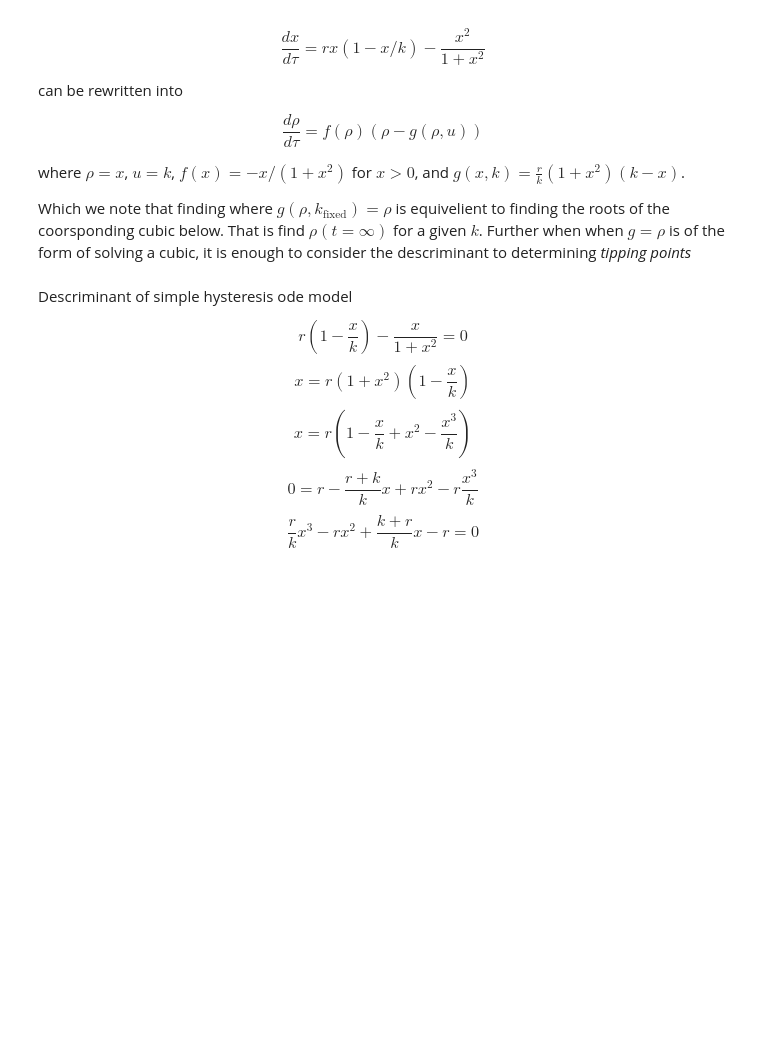
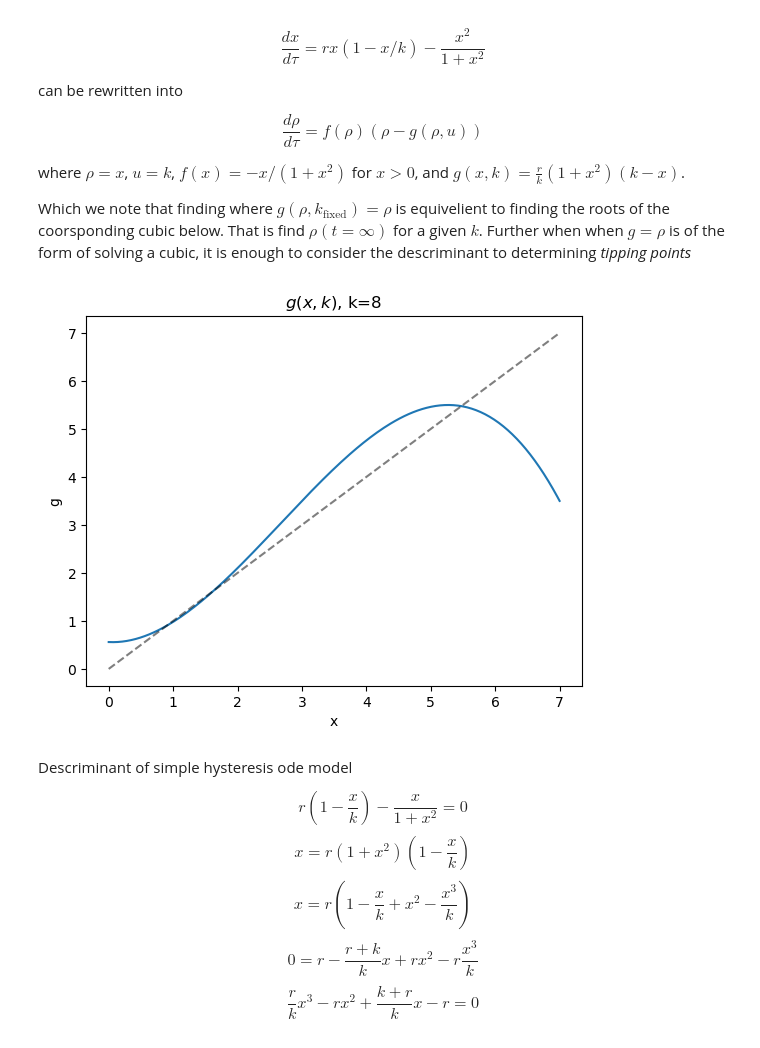
Before and after one commit to MalachiteWind/stable_node_control, a Jupyter notebook: notebooks/hysteresis2.ipynb, the cells around one changed output. Saved outputs shown, nothing was run; the diff lists cells and outputs as text; code cells hidden in the pictures; blank space fills up the shorter version.

Commit message:
add hysteresis figure for g(x,k).

```diff
--- a/notebooks/hysteresis2.ipynb
+++ b/notebooks/hysteresis2.ipynb
@@ -16,6 +16,24 @@ $$ \frac{d \rho}{d \tau} = f(\rho)\left(\rho - g(\rho, u)\right) $$
 where $\rho = x$, $u=k$, $f(x) = -x / (1+x^2)$ for $x>0$, and $g(x,k) = \tfrac{r}{k} (1+x^2)(k-x)$.
 
 Which we note that finding where $g(\rho, k_{\text{fixed}}) = \rho$ is equivelient to finding the roots of the coorsponding cubic below. That is find $\rho(t={\infty})$ for a given $k$. Further when when $g=\rho$ is of the form of solving a cubic, it is enough to consider the descriminant to determining *tipping points*
+# %%
+def g(x,k,r=0.56):
+    return (r / k )* (1+x**2)*(k-x)
+# %%
+xs = np.linspace(0,7, 201)
+k_fixed = 8
+
+plt.plot(xs, g(xs,k_fixed))
+plt.plot(xs,xs, linestyle='--', alpha=0.5, c='black')
+
+
+plt.xlabel("x")
+plt.ylabel("g")
+plt.title(r"$g(x,k)$, " + f"k={k_fixed}")
+
+plt.show()
+# %% [output]
+[figure, added]
 # %%
 # note that a factor of x has been removed to avoid x=0 solution.
 def simple_hysteresis_ode(t,x,r,k):
```
Also changed, not shown: 1 other file.
